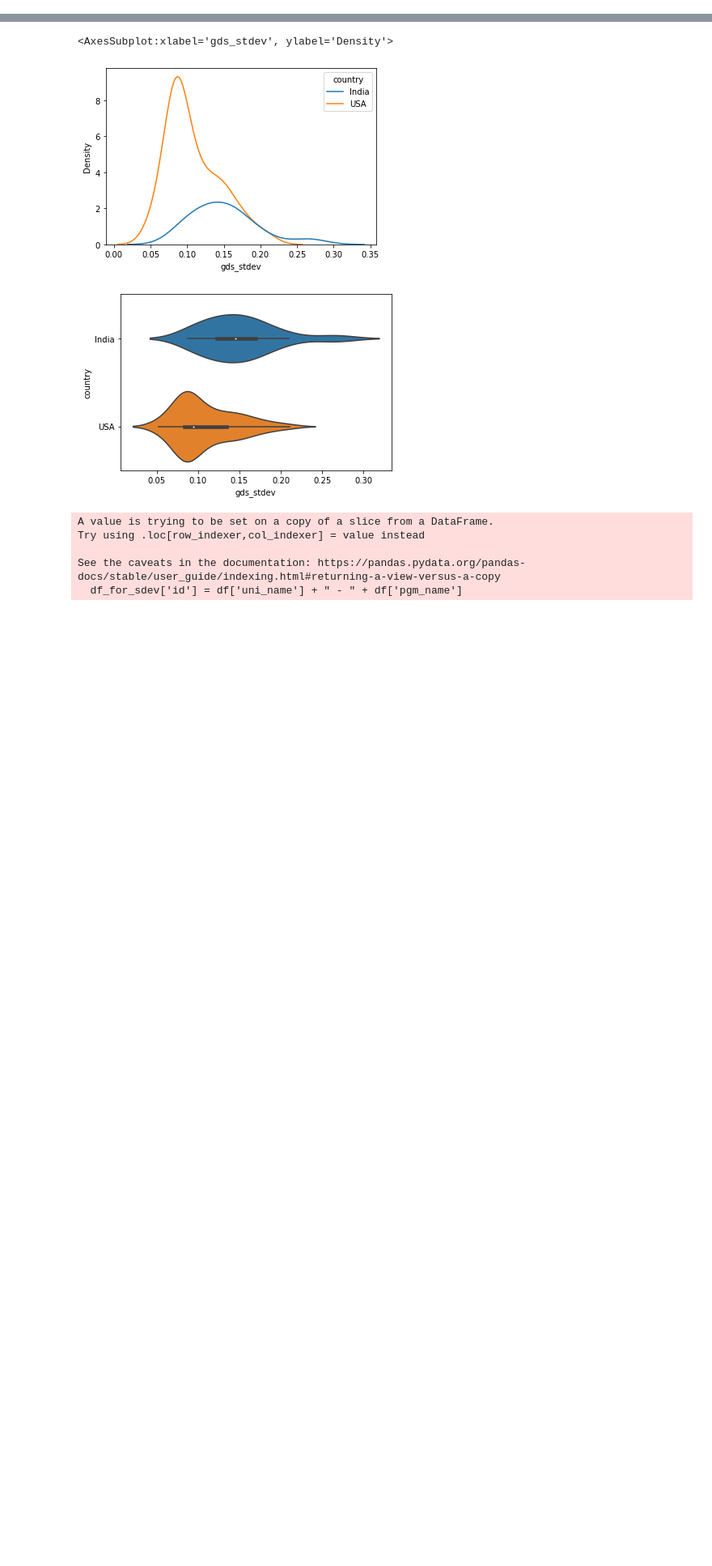
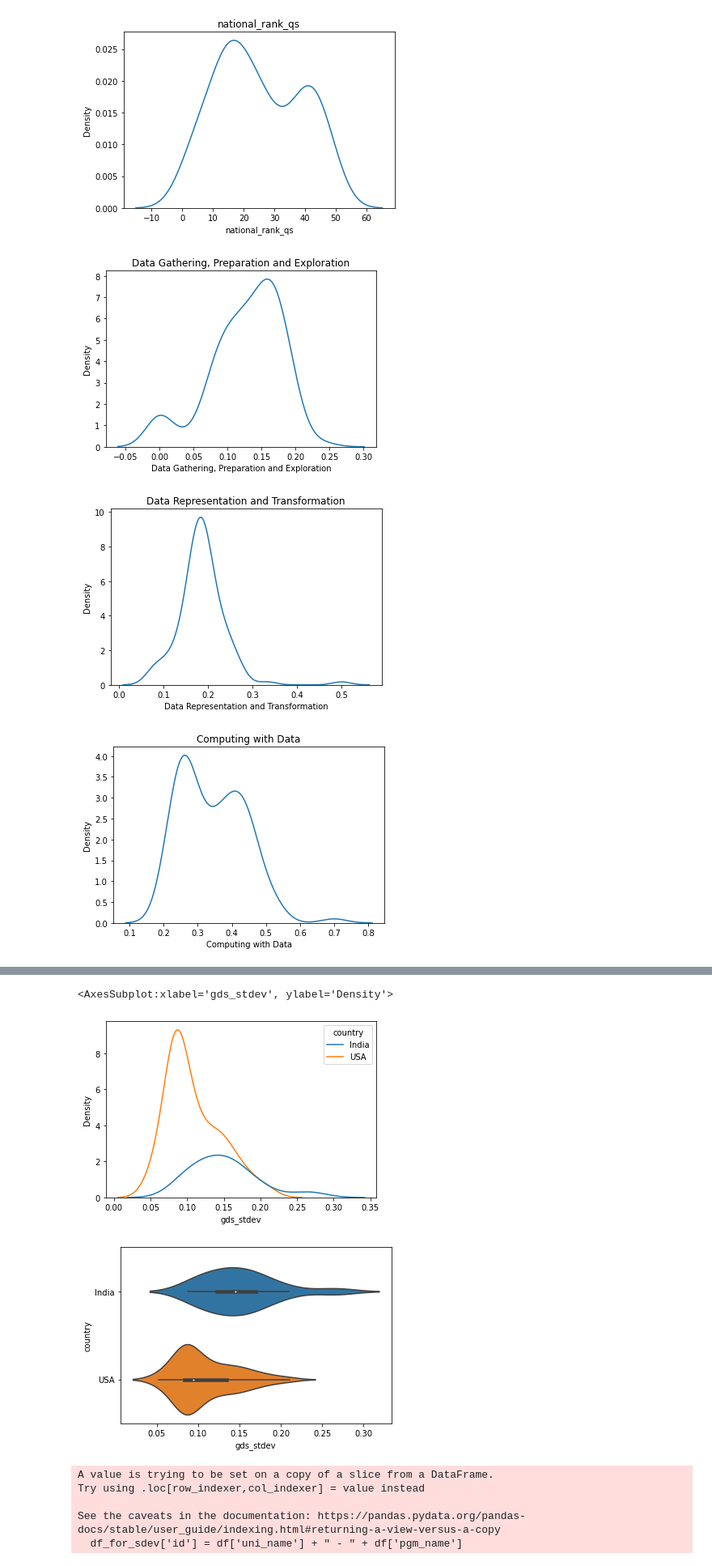
Before and after one commit to ry05/data-science-education-research, a Jupyter notebook: data_analysis/notebooks/03_gds_analysis.ipynb, the cells around one changed output, grey strips where cells are left out. Shown at 81% size. Cells and saved outputs as stored; diff of their text form; code cells hidden in the pictures; blank space fills up the shorter version.

```diff
--- a/data_analysis/notebooks/03_gds_analysis.ipynb
+++ b/data_analysis/notebooks/03_gds_analysis.ipynb
@@ -37,0 +86,10 @@ df[df.country=="India"].describe()
+# %%
+for feat in quant_features:
+    sns.kdeplot(df[feat])
+    plt.title(feat)
+    plt.show()
+# %% [output]
+[figure, added]
+[figure, added]
+[figure, added]
+[figure, added]
```
Also changed, not shown: parts of 14 cells of this notebook, 7 other files.
